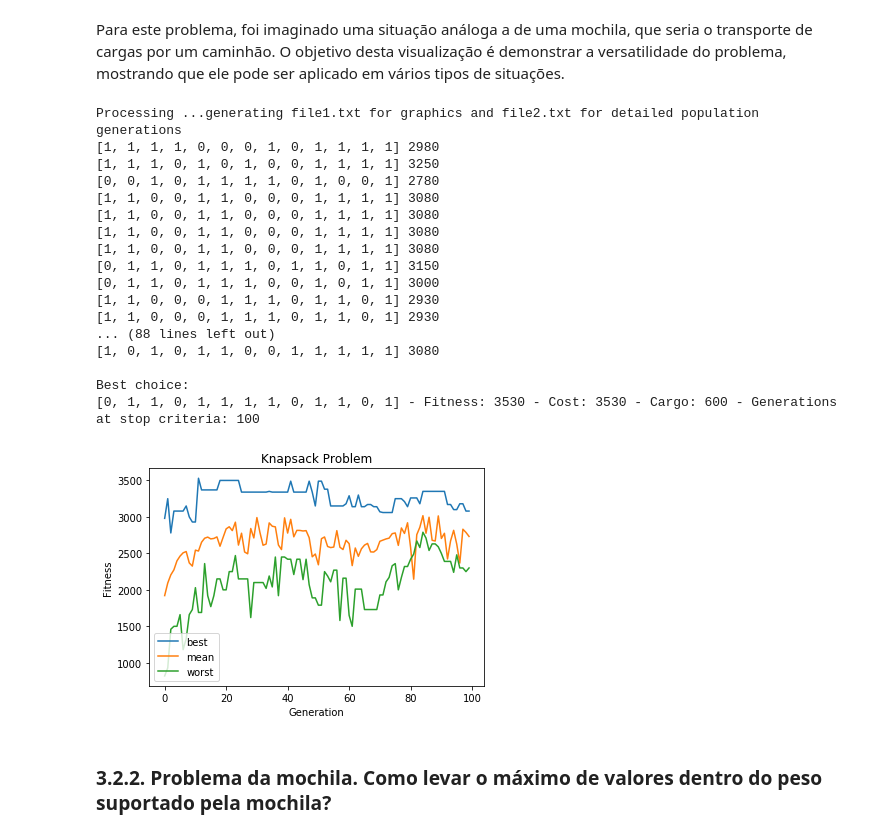
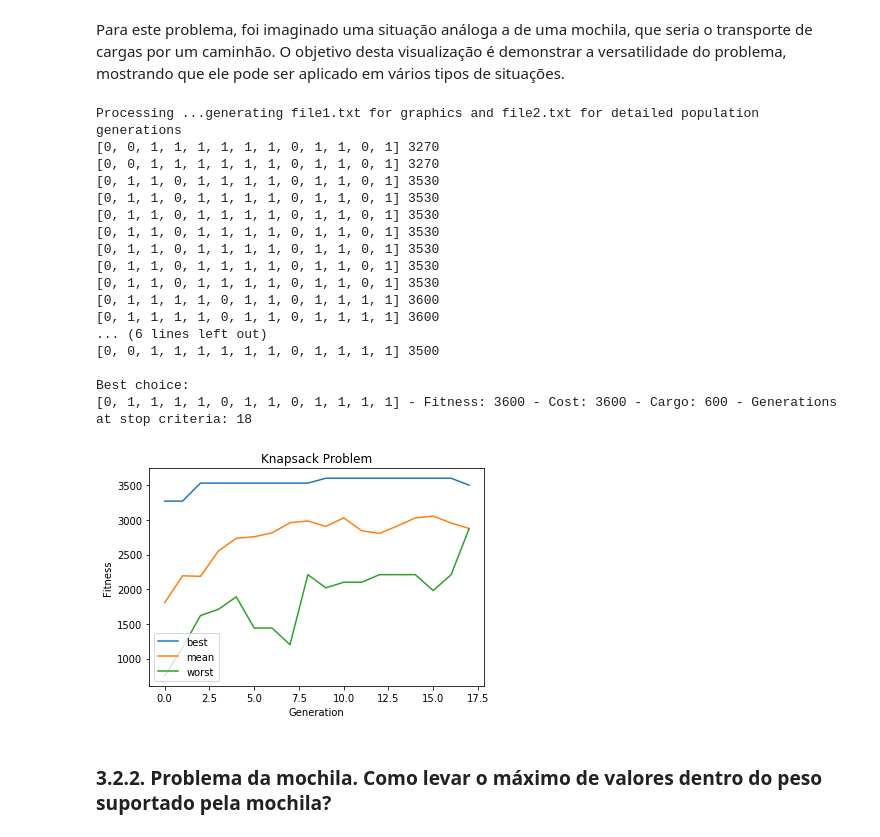
Before and after one commit to edbkei/MO416PROJ2, a Jupyter notebook: Project2/project2.ipynb, the cells around one changed output. Saved outputs shown, nothing was run; the diff lists cells and outputs as text; code cells hidden in the pictures.

```diff
--- a/Project2/project2.ipynb
+++ b/Project2/project2.ipynb
@@ -202,49 +202,51 @@ config = Config({
     'weights': [50, 90, 30, 40, 100, 70, 20, 80, 80, 90, 50, 30, 70],
     'cargo': 600
     },
     'selection': {
         'strategy': SelectionStrategy.ROULETTE,               # ROULETTE, TOURNAMENT_BATTLE_ROYALE, or TOURNAMENT_PLAYOFF
     },
     'reproduction': {
         'strategy': ReproductionStrategy.SEXUAL_SINGLE_POINT,   # ASEXUAL, SEXUAL_SINGLE_POINT, SEXUAL_DOUBLE_POINTS
         'rate': 0.4
     },
     'mutation': {
         'strategy': MutationStrategy.SEQUENCE_SWAP,                      # FLIP, SWAP, SEQUENCE_SWAP
         'rate': 0.1
     },
     'generation': {
         'strategy': GenerationStrategy.EXCHANGE,                # EXCHANGE, ELITISM, STEADY_STATE
         'population_size': 25,
     },
     'stop_criteria': {
+        'fitness': 3500, #Used only on MAX_FITNESS
         'num_generations': 100,                                 # Used only on MAX_GENERATIONS and STEADY_PERIOD
-        'type': StopCriteriaType.MAX_GENERATIONS                # MAX_GENERATIONS, MAX_FITNESS, CONVERGENCE, STEADY_PERIOD
+        'quorum': 0.95,  #Used only on CONVERGENCE
+        'type': StopCriteriaType.MAX_FITNESS                # MAX_GENERATIONS, MAX_FITNESS, CONVERGENCE, STEADY_PERIOD
         }
 })
 
 generationsResult = GeneticAlgorithmFacade(config).execute()
 
 plot_fitness(generationsResult)
 # %% [output]
 Processing ...generating file1.txt for graphics and file2.txt for detailed population generations
-[1, 1, 1, 1, 0, 0, 0, 1, 0, 1, 1, 1, 1] 2980
-[1, 1, 1, 0, 1, 0, 1, 0, 0, 1, 1, 1, 1] 3250
-[0, 0, 1, 0, 1, 1, 1, 1, 0, 1, 0, 0, 1] 2780
-[1, 1, 0, 0, 1, 1, 0, 0, 0, 1, 1, 1, 1] 3080
-[1, 1, 0, 0, 1, 1, 0, 0, 0, 1, 1, 1, 1] 3080
-[1, 1, 0, 0, 1, 1, 0, 0, 0, 1, 1, 1, 1] 3080
-[1, 1, 0, 0, 1, 1, 0, 0, 0, 1, 1, 1, 1] 3080
-[0, 1, 1, 0, 1, 1, 1, 0, 1, 1, 0, 1, 1] 3150
-[0, 1, 1, 0, 1, 1, 1, 0, 0, 1, 0, 1, 1] 3000
-[1, 1, 0, 0, 0, 1, 1, 1, 0, 1, 1, 0, 1] 2930
-[1, 1, 0, 0, 0, 1, 1, 1, 0, 1, 1, 0, 1] 2930
-... (88 lines left out)
-[1, 0, 1, 0, 1, 1, 0, 0, 1, 1, 1, 1, 1] 3080
+[0, 0, 1, 1, 1, 1, 1, 1, 0, 1, 1, 0, 1] 3270
+[0, 0, 1, 1, 1, 1, 1, 1, 0, 1, 1, 0, 1] 3270
+[0, 1, 1, 0, 1, 1, 1, 1, 0, 1, 1, 0, 1] 3530
+[0, 1, 1, 0, 1, 1, 1, 1, 0, 1, 1, 0, 1] 3530
+[0, 1, 1, 0, 1, 1, 1, 1, 0, 1, 1, 0, 1] 3530
+[0, 1, 1, 0, 1, 1, 1, 1, 0, 1, 1, 0, 1] 3530
+[0, 1, 1, 0, 1, 1, 1, 1, 0, 1, 1, 0, 1] 3530
+[0, 1, 1, 0, 1, 1, 1, 1, 0, 1, 1, 0, 1] 3530
+[0, 1, 1, 0, 1, 1, 1, 1, 0, 1, 1, 0, 1] 3530
+[0, 1, 1, 1, 1, 0, 1, 1, 0, 1, 1, 1, 1] 3600
+[0, 1, 1, 1, 1, 0, 1, 1, 0, 1, 1, 1, 1] 3600
+... (6 lines left out)
+[0, 0, 1, 1, 1, 1, 1, 1, 0, 1, 1, 1, 1] 3500
 
 Best choice:
-[0, 1, 1, 0, 1, 1, 1, 1, 0, 1, 1, 0, 1] - Fitness: 3530 - Cost: 3530 - Cargo: 600 - Generations at stop criteria: 100
+[0, 1, 1, 1, 1, 0, 1, 1, 0, 1, 1, 1, 1] - Fitness: 3600 - Cost: 3600 - Cargo: 600 - Generations at stop criteria: 18
-[figure, old version]
+[figure, new version]
 # %% [markdown]
 ### 3.2.2. Problema da mochila. Como levar o máximo de valores dentro do peso suportado pela mochila?
 # %% [markdown]
```
Also changed, not shown: parts of 4 cells of this notebook.
